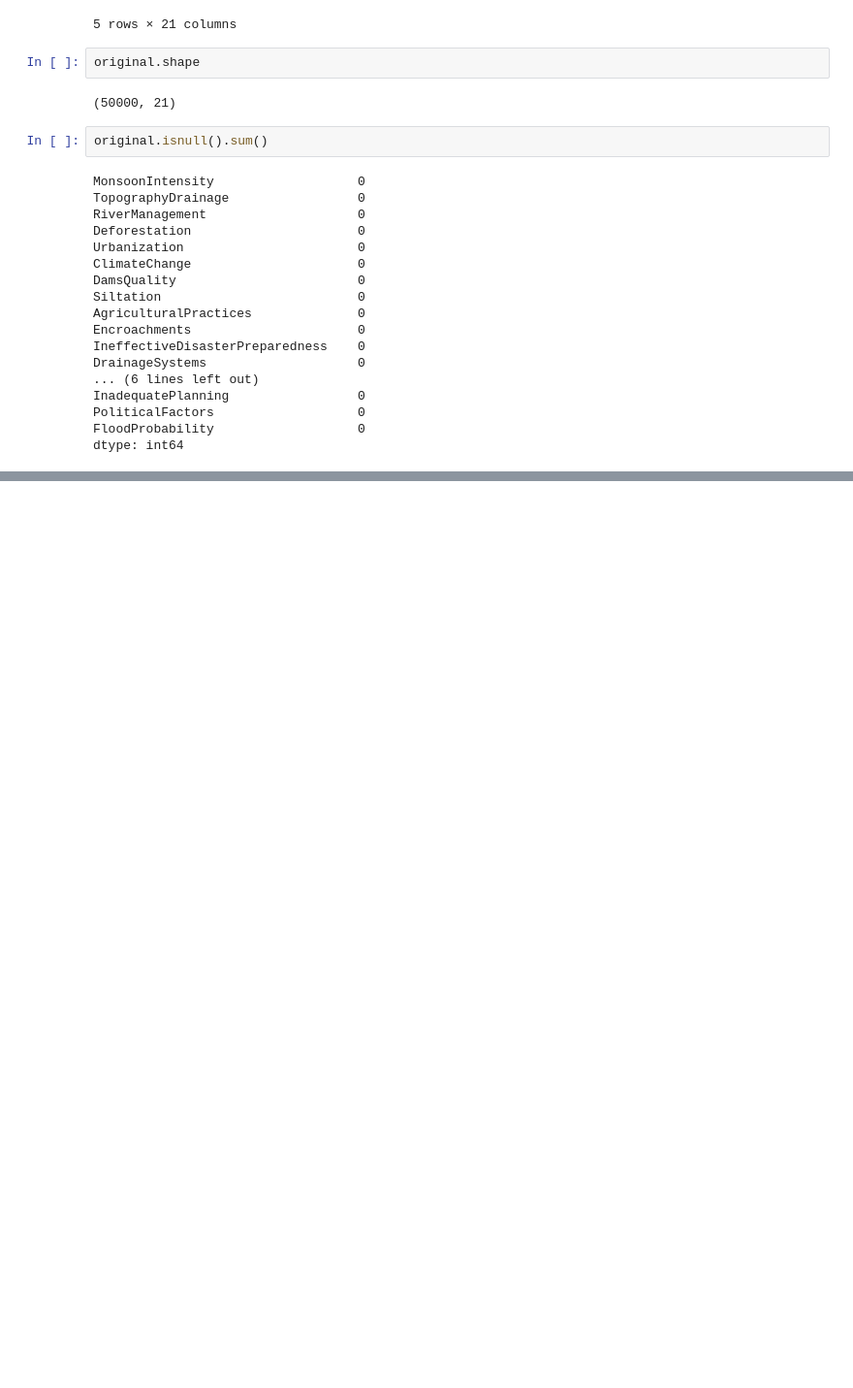
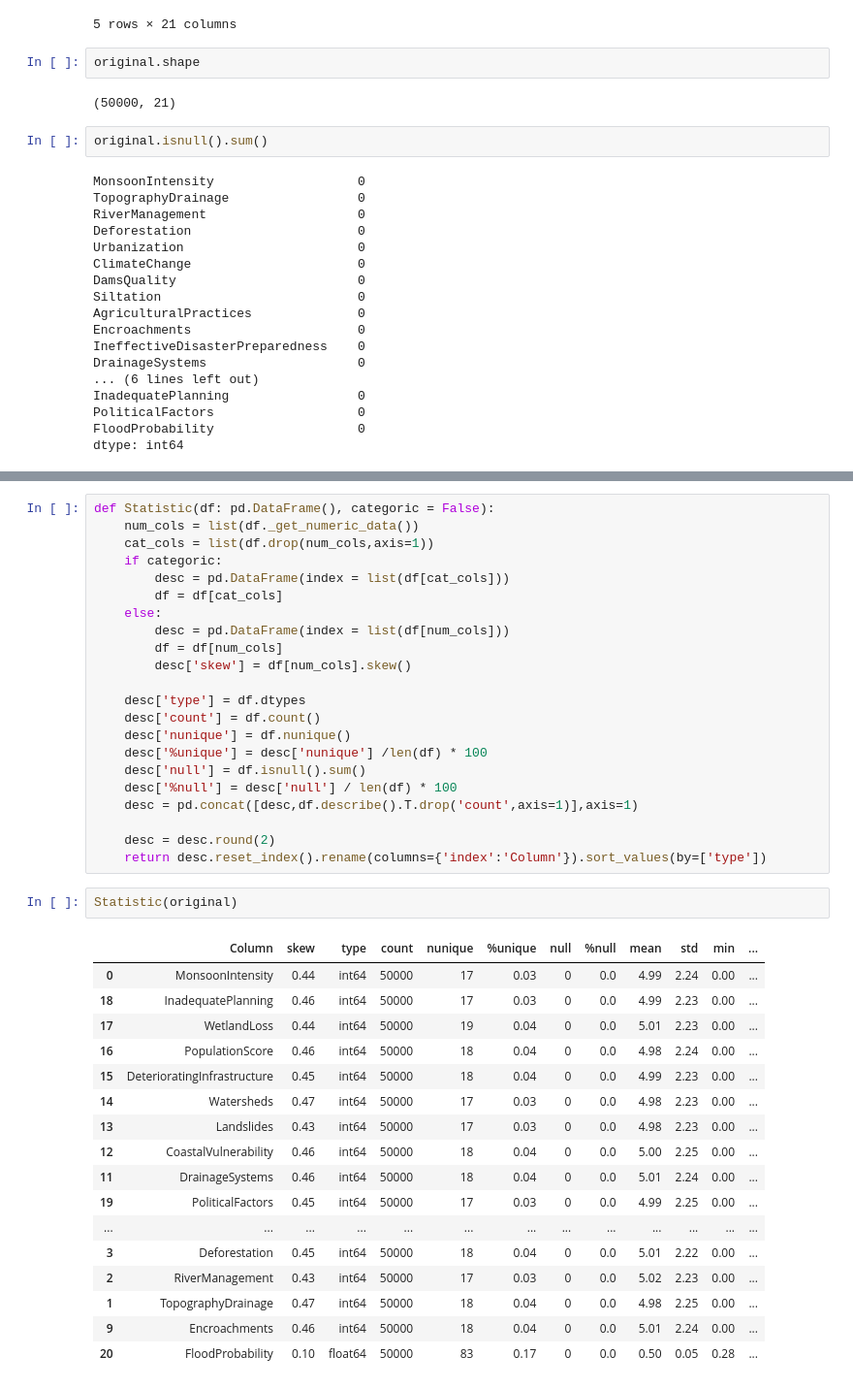
Before and after one commit to yashksaini-coder/Regression-with-Flood-Prediction, a Jupyter notebook: notebook.ipynb, the cells around one changed output, grey strips where cells are left out. Shown at 97% size. Drawn from its saved outputs; the diff is of its cells as text; blank space fills up the shorter version.

```diff
--- a/notebook.ipynb
+++ b/notebook.ipynb
@@ -199,0 +218,42 @@ def printInfo():
+# %%
+def Statistic(df: pd.DataFrame(), categoric = False):
+    num_cols = list(df._get_numeric_data())
+    cat_cols = list(df.drop(num_cols,axis=1))
+    if categoric:
+        desc = pd.DataFrame(index = list(df[cat_cols]))
+        df = df[cat_cols]
+    else:
+        desc = pd.DataFrame(index = list(df[num_cols]))
+        df = df[num_cols]
+        desc['skew'] = df[num_cols].skew()
+
+    desc['type'] = df.dtypes
+    desc['count'] = df.count()
+    desc['nunique'] = df.nunique()
+    desc['%unique'] = desc['nunique'] /len(df) * 100
+    desc['null'] = df.isnull().sum()
+    desc['%null'] = desc['null'] / len(df) * 100
+    desc = pd.concat([desc,df.describe().T.drop('count',axis=1)],axis=1)
+
+    desc = desc.round(2)
+    return desc.reset_index().rename(columns={'index':'Column'}).sort_values(by=['type'])
+# %%
+Statistic(original)
+# %% [output]
+|  | Column | skew | type | count | nunique | %unique | null | %null | mean | std | min | ... |
+| 0 | MonsoonIntensity | 0.44 | int64 | 50000 | 17 | 0.03 | 0 | 0.0 | 4.99 | 2.24 | 0.00 | ... |
+| 18 | InadequatePlanning | 0.46 | int64 | 50000 | 17 | 0.03 | 0 | 0.0 | 4.99 | 2.23 | 0.00 | ... |
+| 17 | WetlandLoss | 0.44 | int64 | 50000 | 19 | 0.04 | 0 | 0.0 | 5.01 | 2.23 | 0.00 | ... |
+| 16 | PopulationScore | 0.46 | int64 | 50000 | 18 | 0.04 | 0 | 0.0 | 4.98 | 2.24 | 0.00 | ... |
+| 15 | DeterioratingInfrastructure | 0.45 | int64 | 50000 | 18 | 0.04 | 0 | 0.0 | 4.99 | 2.23 | 0.00 | ... |
+| 14 | Watersheds | 0.47 | int64 | 50000 | 17 | 0.03 | 0 | 0.0 | 4.98 | 2.23 | 0.00 | ... |
+| 13 | Landslides | 0.43 | int64 | 50000 | 17 | 0.03 | 0 | 0.0 | 4.98 | 2.23 | 0.00 | ... |
+| 12 | CoastalVulnerability | 0.46 | int64 | 50000 | 18 | 0.04 | 0 | 0.0 | 5.00 | 2.25 | 0.00 | ... |
+| 11 | DrainageSystems | 0.46 | int64 | 50000 | 18 | 0.04 | 0 | 0.0 | 5.01 | 2.24 | 0.00 | ... |
+| 19 | PoliticalFactors | 0.45 | int64 | 50000 | 17 | 0.03 | 0 | 0.0 | 4.99 | 2.25 | 0.00 | ... |
+| ... | ... | ... | ... | ... | ... | ... | ... | ... | ... | ... | ... | ... |
+| 3 | Deforestation | 0.45 | int64 | 50000 | 18 | 0.04 | 0 | 0.0 | 5.01 | 2.22 | 0.00 | ... |
+| 2 | RiverManagement | 0.43 | int64 | 50000 | 17 | 0.03 | 0 | 0.0 | 5.02 | 2.23 | 0.00 | ... |
+| 1 | TopographyDrainage | 0.47 | int64 | 50000 | 18 | 0.04 | 0 | 0.0 | 4.98 | 2.25 | 0.00 | ... |
+| 9 | Encroachments | 0.46 | int64 | 50000 | 18 | 0.04 | 0 | 0.0 | 5.01 | 2.24 | 0.00 | ... |
+| 20 | FloodProbability | 0.10 | float64 | 50000 | 83 | 0.17 | 0 | 0.0 | 0.50 | 0.05 | 0.28 | ... |
```
Also changed, not shown: parts of 10 cells of this notebook.
